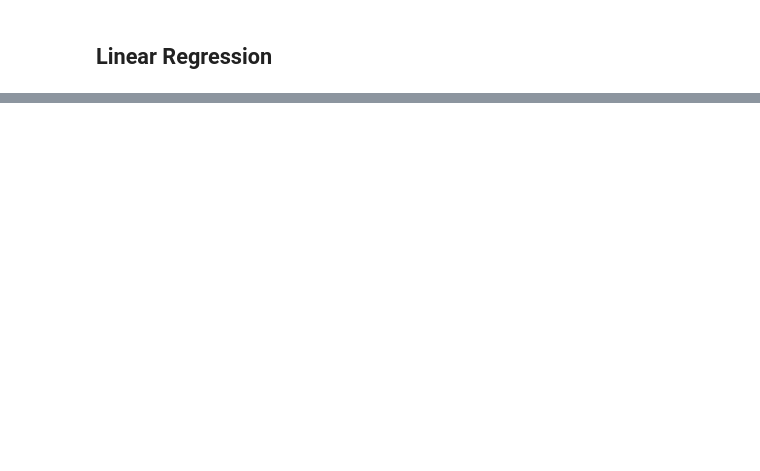
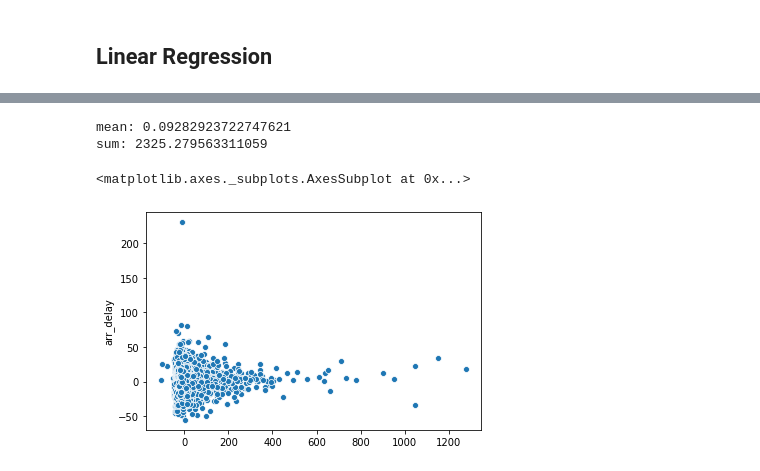
Before and after one commit to haas-digital/datasets, a Jupyter notebook: airline-delay/models.ipynb, the cells around one changed output, grey strips where cells are left out. Cells and saved outputs as stored; diff of their text form; code cells hidden in the pictures; blank space fills up the shorter version.

```diff
--- a/airline-delay/models.ipynb
+++ b/airline-delay/models.ipynb
@@ -221 +260,12 @@ WT08              0.000000
 dtype: float64
+# %%
+residuals = y_test - lasso.predict(X_test)
+print('mean:', np.mean(residuals))
+print('sum:', np.sum(residuals))
+
+sns.scatterplot(lasso.predict(X_test), residuals)
+# %% [output]
+mean: 0.09282923722747621
+sum: 2325.279563311059
+<matplotlib.axes._subplots.AxesSubplot at 0x...>
+[figure, added]
```
Also changed, not shown: parts of 35 cells of this notebook, 6 other files.
